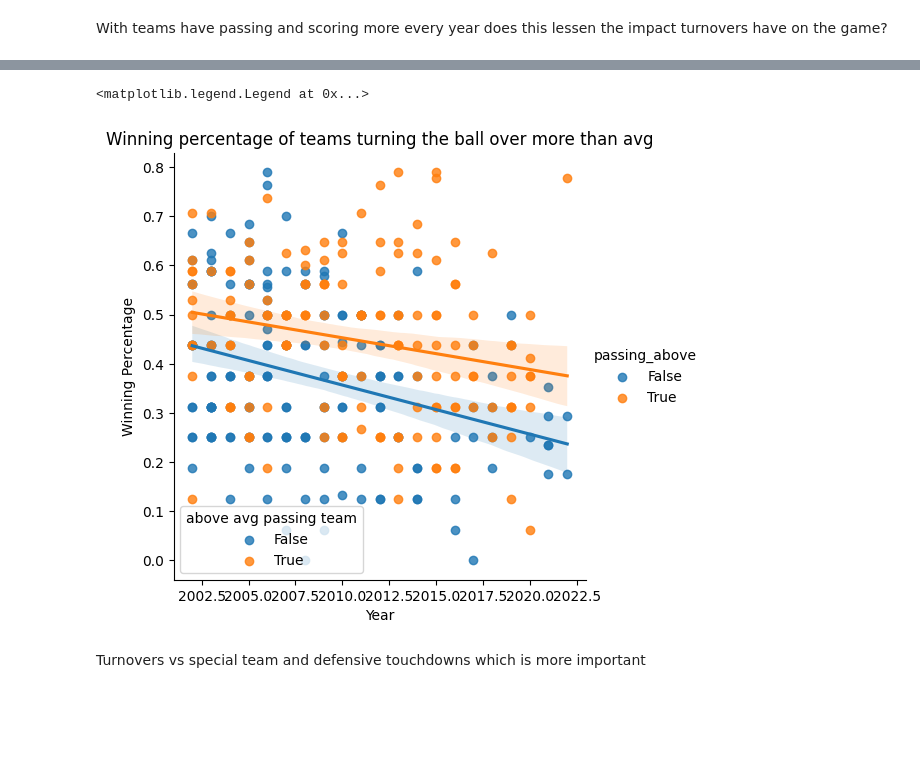
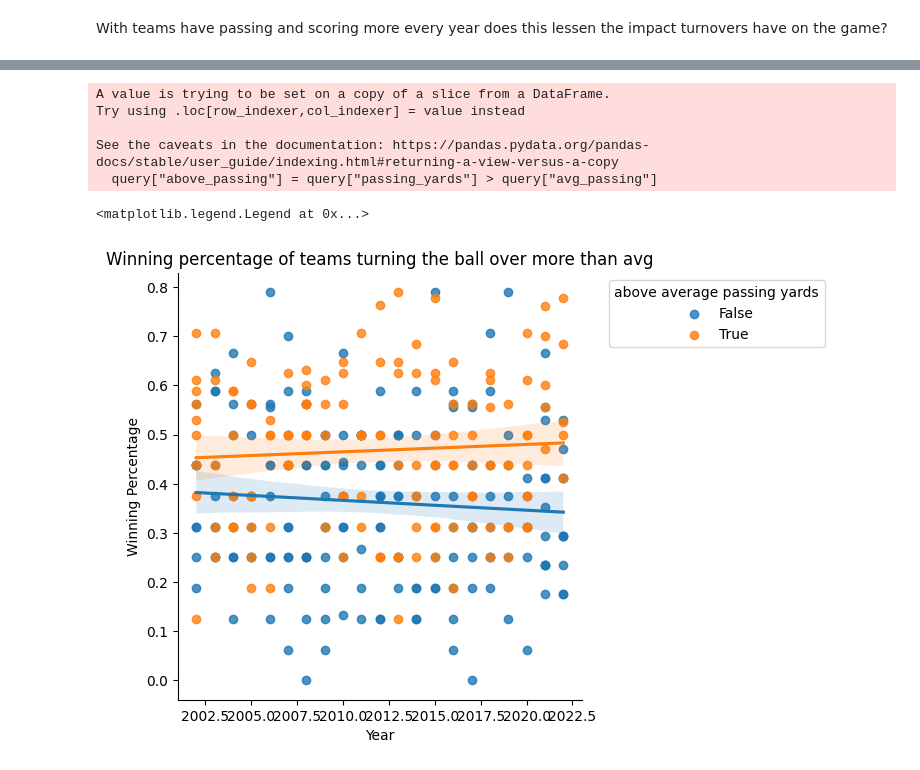
Before and after one commit to Griffmatt/kaggle, a Jupyter notebook: teamStats.ipynb, the cells around one changed output, grey strips where cells are left out. Saved outputs shown, nothing was run; the diff lists cells and outputs as text; code cells hidden in the pictures; blank space fills up the shorter version.

```diff
--- a/teamStats.ipynb
+++ b/teamStats.ipynb
@@ -20,7 +20,23 @@ def split_df(old_df, team, opp):
 df_away = split_df(df, "away", "home")
 df_home = split_df(df, "home", "away")
 
-df = pd.concat([df_away, df_home]).sort_values("date")
+df = pd.concat([df_away, df_home]).sort_values("date").reset_index(drop=True)
+
+fourth_down_split = df["fourth_downs"].str.split("-", expand = True)
+df['fourth_down_att'] = fourth_down_split[1].astype(int)
+df['fourth_down_conv'] = fourth_down_split[0].astype(int)
+
+sacks = df["sacks"].str.split("-", expand = True)
+df['sacks'] = sacks[0].astype(int)
+df['sack_yards'] = sacks[1].astype(int)
+
+df['yards_per_sack'] = df['sack_yards']/df['sacks']
+
+pass_att = df["comp_att"].str.split("-", expand = True)
+df['pass_comp'] = pass_att[0].astype(int)
+df['pass_att'] = pass_att[1].astype(int)
+
+df['passing_yards_per_att'] = df['passing_yards']/df['pass_att']
 
 df.head()
 # %% [output]
@@ -157,15 +181,21 @@ plt.show()
 # %%
-#why is the query only returning 3/32 teams for 2022 should be closer to 16
-data = df.groupby(["year", "team"])[['turnovers', "won", "passing_yards"]].mean().reset_index().query("turnovers > turnovers.mean()")
-data["passing_above"] = data["passing_yards"] > data["passing_yards"].mean()
+#why is the query only returning 3/32 teams for 2022 should be closer to 16 maybe im cheking for turnovers for every year and not specific year
+data = df.groupby(["year", "team"])[['turnovers', "won", "passing_yards"]].mean().reset_index()
+data_avg = data.groupby('year')[['turnovers', "passing_yards"]].mean().rename(columns={"turnovers": "avg_to", "passing_yards": "avg_passing"}).reset_index()
+data = pd.merge(data, data_avg, on="year")
+query = data.query("turnovers > avg_to")
+query["above_passing"] = query["passing_yards"] > query["avg_passing"]
 
-sns.lmplot(data, x="year", y="won", hue="passing_above")
+sns.lmplot(query, x="year", y="won", hue="above_passing", legend=False)
 plt.title("Winning percentage of teams turning the ball over more than avg")
 plt.xlabel("Year")
 plt.ylabel("Winning Percentage")
-plt.legend(title="above avg passing team")
+plt.legend(title="above average passing yards", bbox_to_anchor=(1.05, 1))
 # %% [output]
-<matplotlib.legend.Legend at 0x...>
+A value is trying to be set on a copy of a slice from a DataFrame.
+Try using .loc[row_indexer,col_indexer] = value instead
+
+See the caveats in the documentation: https://pandas.pydata.org/pandas-docs/stable/user_guide/indexing.html#returning-a-view-versus-a-copy
+  query["above_passing"] = query["passing_yards"] > query["avg_passing"]
+<matplotlib.legend.Legend at 0x...>
-[figure, old version]
+[figure, new version]
-# %% [markdown]
-Turnovers vs special team and defensive touchdowns which is more important
```
Also changed, not shown: parts of 10 cells of this notebook.
